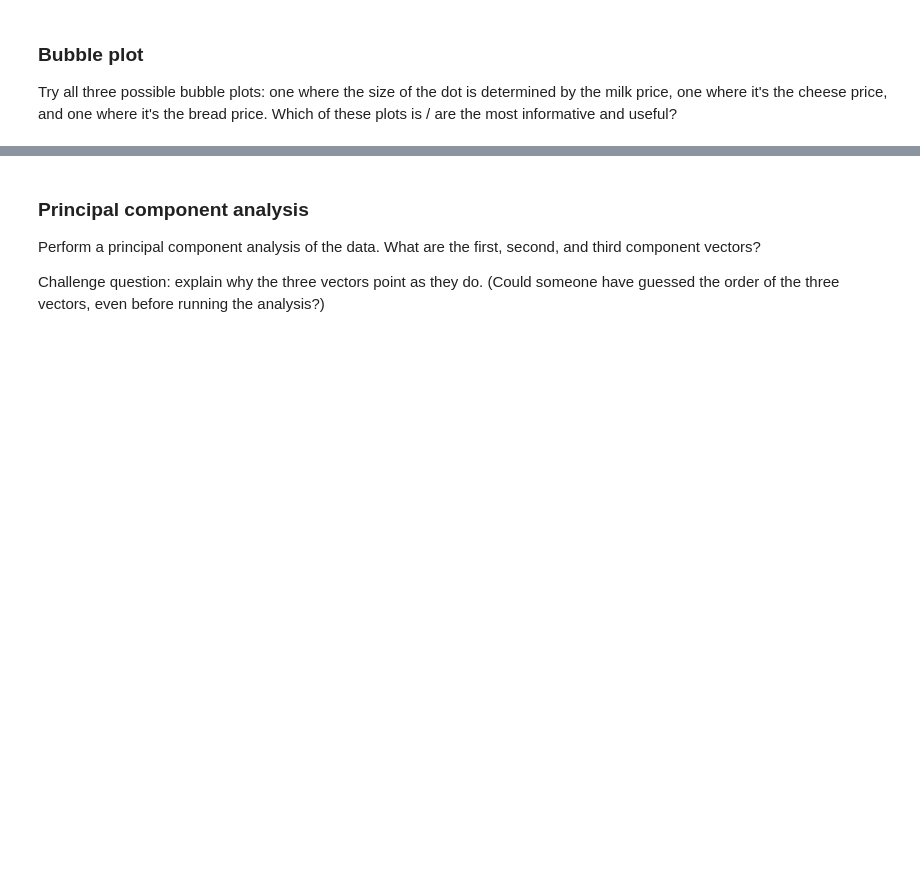
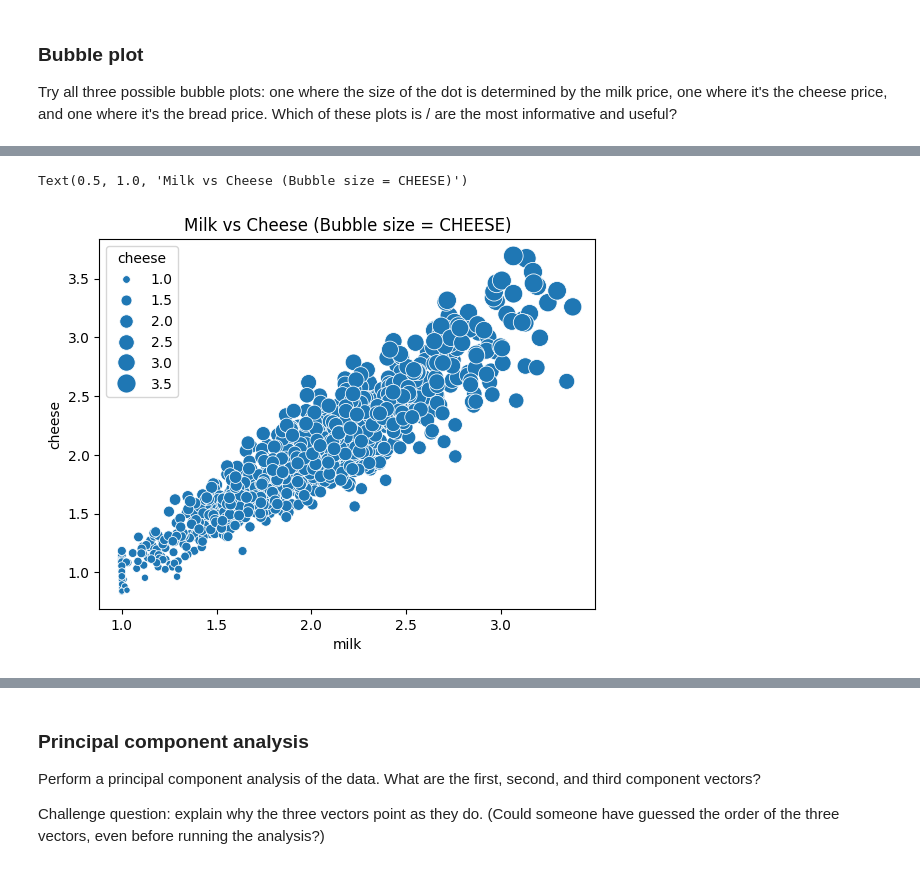
Before and after one commit to jasser-dh/Module-B-semester-2, a Jupyter notebook: Week8.ipynb, the cells around one changed output, grey strips where cells are left out. Cells and saved outputs as stored; diff of their text form; code cells hidden in the pictures; blank space fills up the shorter version.

```diff
--- a/Week8.ipynb
+++ b/Week8.ipynb
@@ -341,0 +373,7 @@ Try all three possible bubble plots: one where the size of the dot is determined
+# %%
+# cheese as size
+sns.scatterplot(data=df3, x="milk", y="cheese", size="cheese", sizes=(20, 200))
+plt.title("Milk vs Cheese (Bubble size = CHEESE)")
+# %% [output]
+Text(0.5, 1.0, 'Milk vs Cheese (Bubble size = CHEESE)')
+[figure, added]
```
Also changed, not shown: parts of 12 cells of this notebook.
